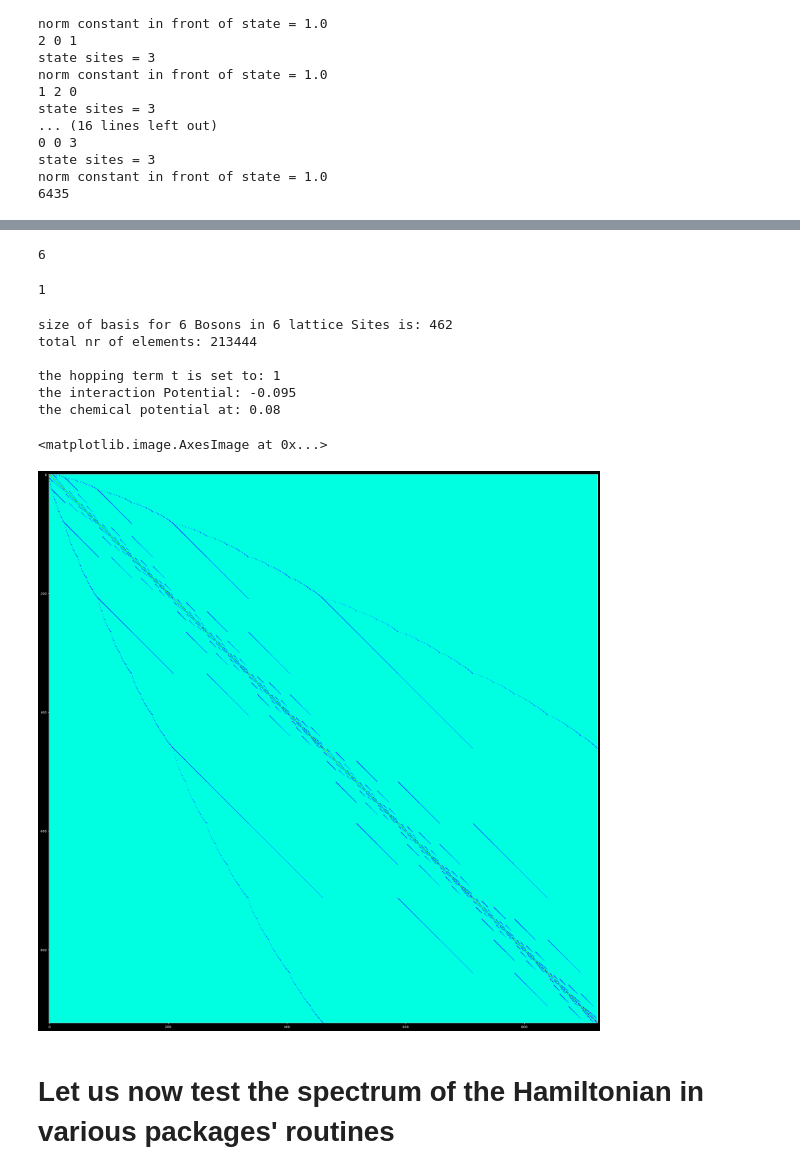
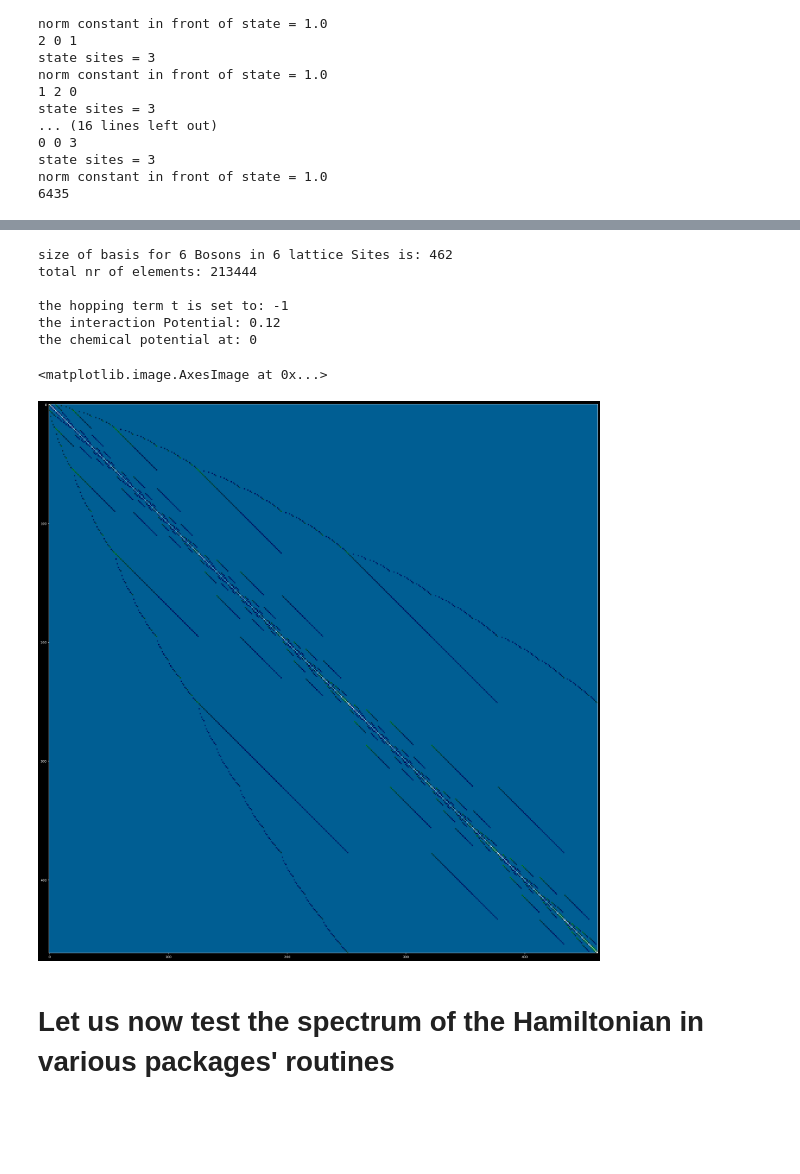
Before and after one commit to dcthecook/Many_Body_Theory, a Jupyter notebook: Hubbard_Model.ipynb, the cells around one changed output, grey strips where cells are left out. Cells and saved outputs as stored; diff of their text form; code cells hidden in the pictures; blank space fills up the shorter version.

```diff
--- a/Hubbard_Model.ipynb
+++ b/Hubbard_Model.ipynb
@@ -575,39 +710,3 @@ plt.imshow(fham, cmap='gist_rainbow')
-# %%
-
-# Example usage
-cdef fstate test
-test.state = 18
-test.size = 8
-test.norm_const = 1.
-cdef fstate test1 = apply_fcreator_nospin(test, 5)
-cdef fstate test2 = flip(test, 3)
-print(format(test1.state, '08b'), f"norm const = {test1.norm_const}")
-
-
-
-cdef int count_site = 4
-cdef int flip_pos = 3
-
-print("\nthe test state in 32 bit: ",format(test.state, '032b'))
-print("\nthe test state in correct fermion size:", format(test.state, '08b'))
-
-print("\nnumber of ones before ",count_site,"'th site:",count_ones(test2, count_site))
-
-
-cdef unsigned int* basis = get_basis(2, 4)
-
-for i in range(6):
-    print(format(basis[i], '04b'))
-
-free(basis)
-basis = NULL
-comb(4, 2)
-# %% [output]
-6
-# %%
-9%8
-# %% [output]
-1
 # %%
 #####################
 #####################
@@ -617,10 +716,10 @@ comb(4, 2)
 #####################
 #####################
 bosons = 6
-sites = 7
-t = 1
-U = -0.095
-nu = 0.08
+sites = 6
+t = -1
+U = 0.12
+nu = 0
 ham = Bose_Hubbard(bosons, sites, t, U, nu)
 space_size = basis_size_python(6,6)
 print("\nsize of basis for 6 Bosons in 6 lattice Sites is:", space_size,"\ntotal nr of elements:", space_size**2)
@@ -629,6 +728,6 @@ print("\nthe hopping term t is set to:",t,"\nthe interaction Potential:",U,"\nth
 size of basis for 6 Bosons in 6 lattice Sites is: 462
 total nr of elements: 213444
 
-the hopping term t is set to: 1
-the interaction Potential: -0.095
-the chemical potential at: 0.08
+the hopping term t is set to: -1
+the interaction Potential: 0.12
+the chemical potential at: 0
@@ -635,9 +739,9 @@ the chemical potential at: 0.08
 # %%
 plt.figure(figsize = (30, 30))
-plt.imshow(ham, cmap='gist_rainbow')
+plt.imshow(ham, cmap='ocean')
 # %% [output]
 <matplotlib.image.AxesImage at 0x...>
-[figure, old version]
+[figure, new version]
 # %% [markdown]
 # Let us now test the spectrum of the Hamiltonian in various packages' routines
 # %%
```
Also changed, not shown: parts of 15 cells of this notebook.
